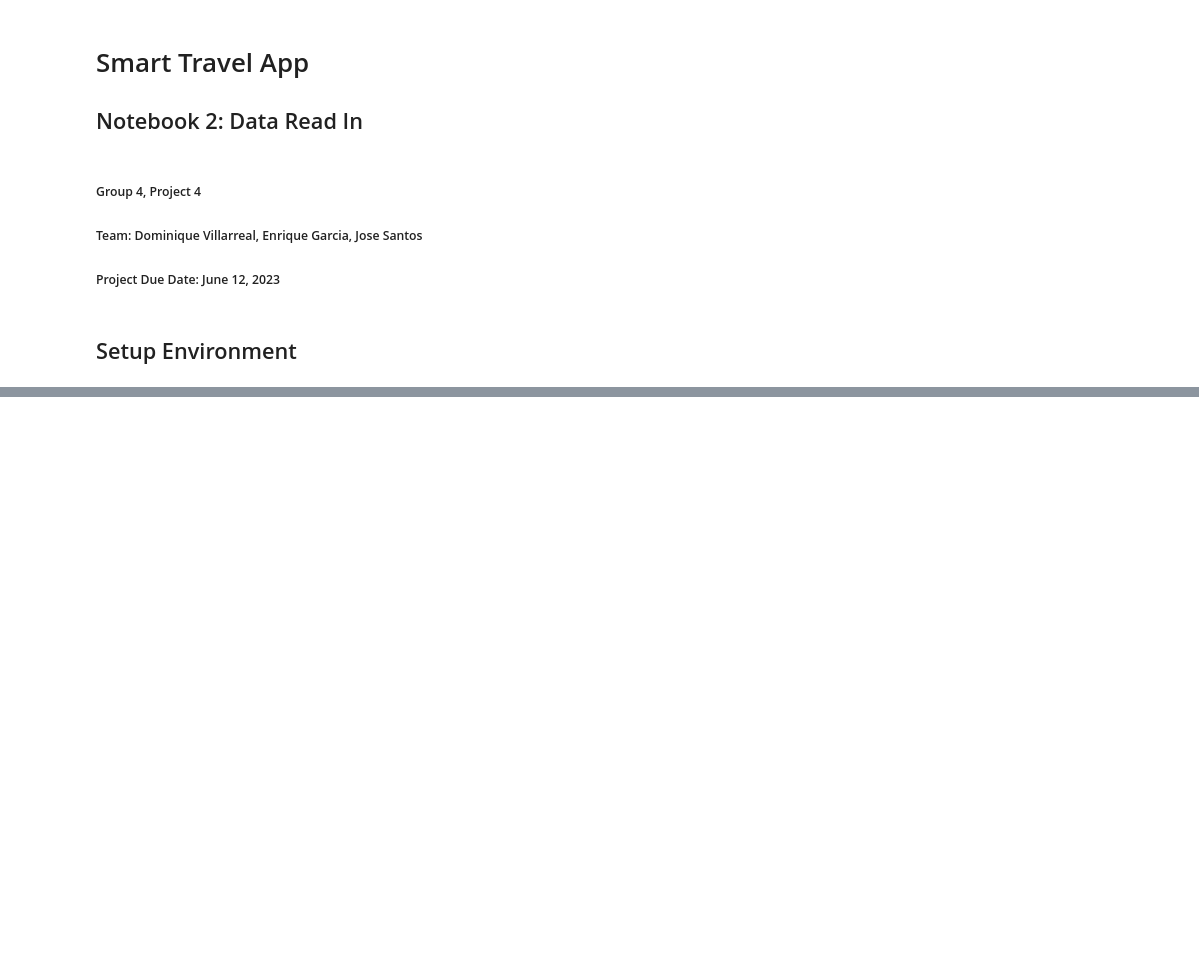
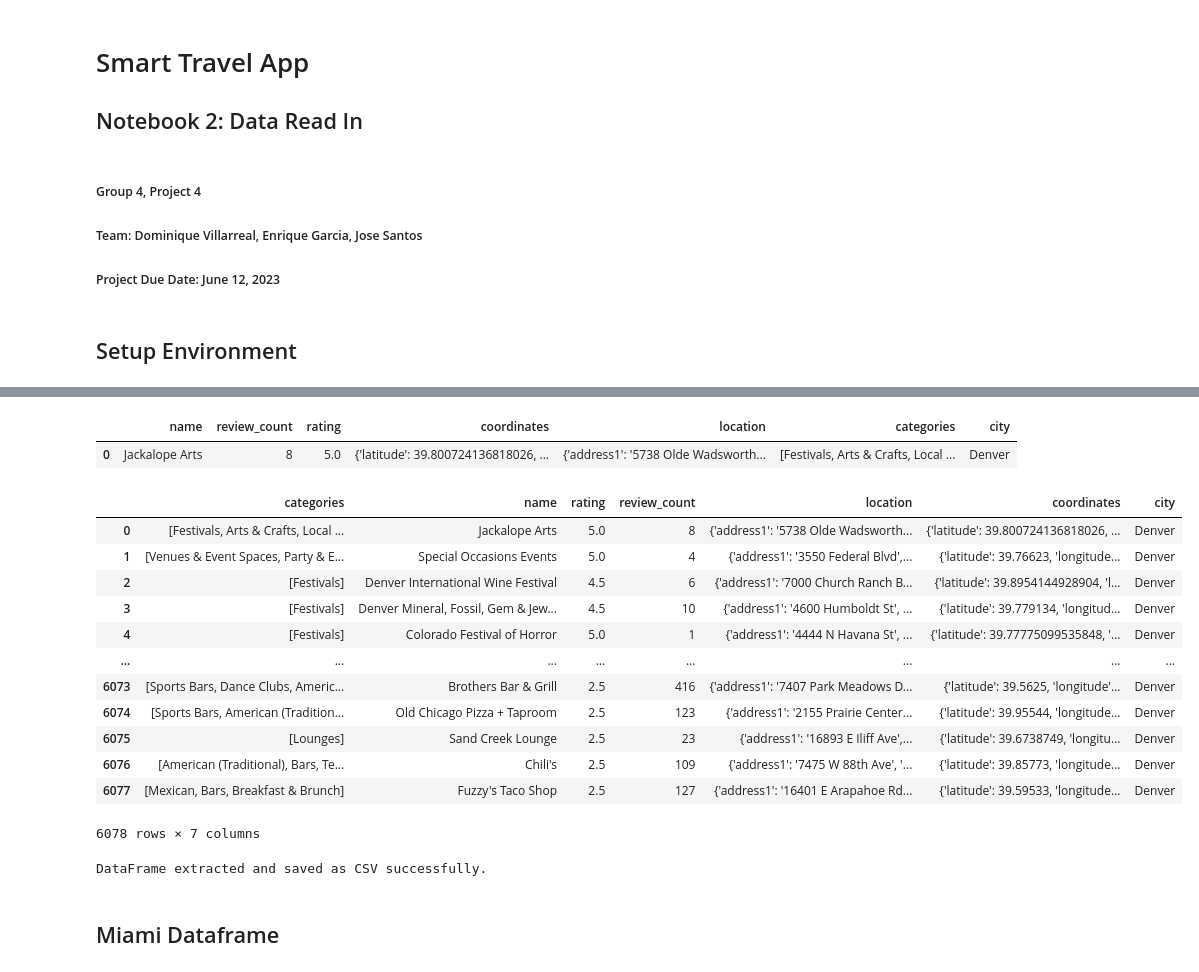
Before and after one commit to SantDRS/G4_Project4, a Jupyter notebook: G4_P4_DataCleaning_Notebook.ipynb, the cells around one changed output, grey strips where cells are left out. Drawn from its saved outputs; the diff is of its cells as text; code cells hidden in the pictures; blank space fills up the shorter version.

```diff
--- a/G4_P4_DataCleaning_Notebook.ipynb
+++ b/G4_P4_DataCleaning_Notebook.ipynb
@@ -34,14 +18,0 @@ FileNotFoundError: [Errno 2] No such file or directory: 'Denver_arts_response_fi
-# %%
-# Arts - Data Pull for Denver Active Category: Radius 40000, Open, By Rating
-
-# Read the text file
-with open('/Users/josesantos/LearnPython/BCGit/G4_Project4/ResourcesDay2/Denver_arts_response_fixedcopy.txt', 'r') as file:
-    file_contents = file.read()
-
-# Parse the text into a JSON object
-json_data = json.loads(file_contents)
-
-# Access and work with the JSON data
-#print(json_data)
-Denver_arts_df = pd.DataFrame(json_data["businesses"])
-Denver_arts_df.head(100)
@@ -62,12 +72,13 @@ Denver_arts_df.head(100)
 # %%
-import pandas as pd
+# Extract data from "categories" column
+categories_data = Denver_df['categories'].apply(lambda x: [item['title'] for item in x])
 
-# Extract data from "categories" column
-categories_data = Denver_arts_df['categories'].apply(lambda x: [item['title'] for item in x])
+# Delete original categories column
+del Denver_df['categories']
 
 # Add extracted data as a new column
-Denver_arts_df['extracted_categories'] = categories_data
+Denver_df['categories'] = categories_data
 
 # Access and work with the updated DataFrame
-Denver_arts_df
+Denver_df
 # %% [output]
@@ -86,0 +98,7 @@ Denver_arts_df
+# %%
+# Deleting Unnecessary Columns
+columns_to_delete = ['transactions', 'distance', 'display_phone', 'phone', 'price', 'url', 'is_closed', 'image_url', 'id', 'alias']
+Denver_df.drop(columns_to_delete, axis=1, inplace=True)
+
+# Access and work with the updated DataFrame
+Denver_df
@@ -86,0 +119,42 @@ Denver_arts_df
+# %%
+# Create City Column
+Denver_df['city'] = 'Denver'
+
+Denver_df.head(1)
+# %% [output]
+|  | name | review_count | rating | coordinates | location | categories | city |
+| 0 | Jackalope Arts | 8 | 5.0 | {'latitude': 39.800724136818026, ... | {'address1': '5738 Olde Wadsworth... | [Festivals, Arts & Crafts, Local ... | Denver |
+# %%
+Denver_df = Denver_df[['categories', 'name', 'rating',
+                       'review_count', 'location',
+                       'coordinates', 'city']]
+
+# Access and work with the selected DataFrame
+Denver_df
+# %% [output]
+|  | categories | name | rating | review_count | location | coordinates | city |
+| 0 | [Festivals, Arts & Crafts, Local ... | Jackalope Arts | 5.0 | 8 | {'address1': '5738 Olde Wadsworth... | {'latitude': 39.800724136818026, ... | Denver |
+| 1 | [Venues & Event Spaces, Party & E... | Special Occasions Events | 5.0 | 4 | {'address1': '3550 Federal Blvd',... | {'latitude': 39.76623, 'longitude... | Denver |
+| 2 | [Festivals] | Denver International Wine Festival | 4.5 | 6 | {'address1': '7000 Church Ranch B... | {'latitude': 39.8954144928904, 'l... | Denver |
+| 3 | [Festivals] | Denver Mineral, Fossil, Gem & Jew... | 4.5 | 10 | {'address1': '4600 Humboldt St', ... | {'latitude': 39.779134, 'longitud... | Denver |
+| 4 | [Festivals] | Colorado Festival of Horror | 5.0 | 1 | {'address1': '4444 N Havana St', ... | {'latitude': 39.77775099535848, '... | Denver |
+| ... | ... | ... | ... | ... | ... | ... | ... |
+| 6073 | [Sports Bars, Dance Clubs, Americ... | Brothers Bar & Grill | 2.5 | 416 | {'address1': '7407 Park Meadows D... | {'latitude': 39.5625, 'longitude'... | Denver |
+| 6074 | [Sports Bars, American (Tradition... | Old Chicago Pizza + Taproom | 2.5 | 123 | {'address1': '2155 Prairie Center... | {'latitude': 39.95544, 'longitude... | Denver |
+| 6075 | [Lounges] | Sand Creek Lounge | 2.5 | 23 | {'address1': '16893 E Iliff Ave',... | {'latitude': 39.6738749, 'longitu... | Denver |
+| 6076 | [American (Traditional), Bars, Te... | Chili's | 2.5 | 109 | {'address1': '7475 W 88th Ave', '... | {'latitude': 39.85773, 'longitude... | Denver |
+| 6077 | [Mexican, Bars, Breakfast & Brunch] | Fuzzy's Taco Shop | 2.5 | 127 | {'address1': '16401 E Arapahoe Rd... | {'latitude': 39.59533, 'longitude... | Denver |
+6078 rows × 7 columns
+# %%
+# Extract df
+output_path = '/Users/josesantos/LearnPython/BCGit/G4_Project4/Resources/df_Extractions'
+output_file = os.path.join(output_path, 'Denver_df.csv')
+
+# Export DataFrame to CSV
+Denver_df.to_csv(output_file, index=False)
+
+print("DataFrame extracted and saved as CSV successfully.")
+# %% [output]
+DataFrame extracted and saved as CSV successfully.
+# %% [markdown]
+## Miami Dataframe
```
Also changed, not shown: parts of 23 cells of this notebook, 9 other files.
